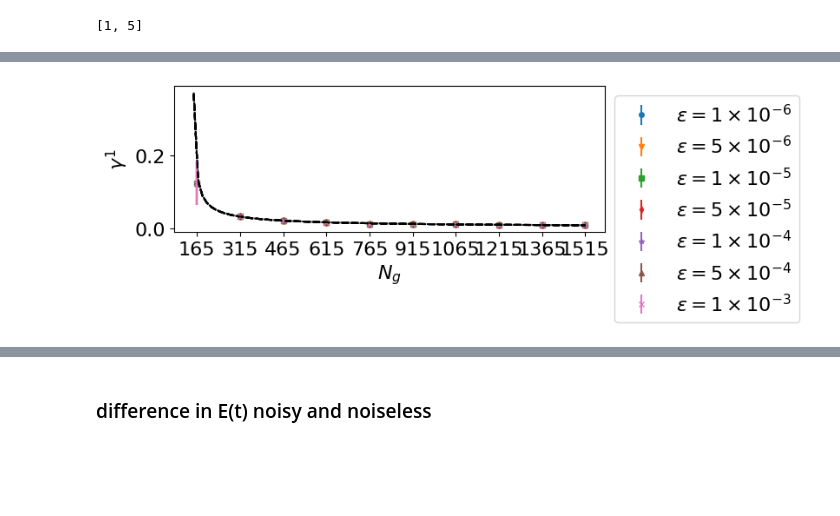
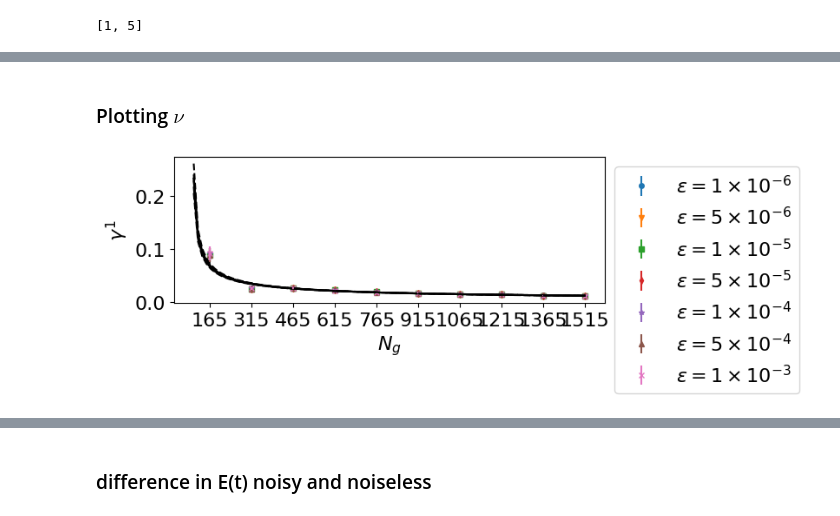
Before and after one commit to hvermaQ/VQE, a Jupyter notebook: noisy_global_comp_COBYLA_assumptions copy.ipynb, the cells around one changed output, grey strips where cells are left out. Drawn from its saved outputs; the diff is of its cells as text; code cells hidden in the pictures; blank space fills up the shorter version.

```diff
--- a/noisy_global_comp_COBYLA_assumptions copy.ipynb
+++ b/noisy_global_comp_COBYLA_assumptions copy.ipynb
@@ -213,15 +234,15 @@ plt.errorbar(gate_ctt[0:n_lay], gam[0:n_lay], yerr=gam_err[0:n_lay], fmt='.')
 #pfit, cv  = np.polyfit(gate_ct[0:n_lay], np.log(gam[0:n_lay]), w = 1/np.sqrt(gam_err[0:n_lay]), deg=1, cov = True)
 
 #Fit model with weights
-pm, cv = curve_fit(power_model, gate_ctt[0:n_lay], gam[0:n_lay], sigma=gam_err[0:n_lay], absolute_sigma=True)
+pm, cv = curve_fit(noiseless_power_model, gate_ctt[0:n_lay], gam[0:n_lay], sigma=gam_err[0:n_lay], absolute_sigma=True)
 a, b = pm
 a_err, b_err = np.sqrt(np.diag(cv))
 #Plot fitted exponential model
 x_fit = np.linspace(1, gate_ctt[n_lay-1], 100)
-y_fit = power_model(x_fit, a, b)
+y_fit = noiseless_power_model(x_fit, a, b)
 #plt.plot(x_fit, y_fit)
 
-y_fitt = power_model(gate_ctt[0:n_lay], a, b)
+y_fitt = noiseless_power_model(gate_ctt[0:n_lay], a, b)
 
 residuals = np.array(gam[0:n_lay]) - y_fitt
 chi_sq = np.sum(np.divide(residuals, np.array(gam_err[0:n_lay])))
@@ -430,7 +396,7 @@ print(r_sq, chi_sq)
-# %%
-# Define exponential model
-def exp_model(x, a, b):
-    return a * np.exp(-b * (x))
+# %%
+# Define exponential model
+def exp_model(x, a, b):
+    return a * np.exp(-b * x)
 # %%
 alp_list = []
 alp_err_list = []
@@ -483,5 +426,5 @@ marker = itertools.cycle(('o', 'v', 's', 'd', '*', '^', 'x', 'p'))
 # %%
 # Define fit model
-def power_model(x, a, b):
+def noisy_power_model(x, a, b):
     #return a * np.exp(-b * x)
-    return a * ((x-150)**b)
+    return a * ((x-100)**b)
@@ -488,3 +434,5 @@ def power_model(x, a, b):
+# %% [markdown]
+### Plotting $\nu$
 # %%
 fig = plt.figure()
 ax = fig.add_subplot(2, 1, 1)
@@ -500,15 +448,15 @@ for gt in range(len(alp_list)):
     #pfit, cv  = np.polyfit(gate_ct[0:n_lay], np.log(gam[0:n_lay]), w = 1/np.sqrt(gam_err[0:n_lay]), deg=1, cov = True)
 
     #Fit model with weights
-    pm, cv = curve_fit(power_model, gate_ctt[0:n_lay], alp_list[gt][0:n_lay], sigma=alp_err_list[gt][0:n_lay], absolute_sigma=True)
+    pm, cv = curve_fit(noisy_power_model, gate_ctt[0:n_lay], alp_list[gt][0:n_lay], sigma=alp_err_list[gt][0:n_lay], absolute_sigma=True)
     a, b = pm
     a_err, b_err = np.sqrt(np.diag(cv))
     #Plot fitted exponential model
     x_fit = np.linspace(1, gate_ctt[n_lay-1], 100)
-    y_fit = power_model(x_fit, a, b)
+    y_fit = noisy_power_model(x_fit, a, b)
     #plt.plot(x_fit, y_fit)
 
-    y_fitt = power_model(gate_ctt[0:n_lay], a, b)
+    y_fitt = noisy_power_model(gate_ctt[0:n_lay], a, b)
 
     residuals = np.array(alp_list[gt][0:n_lay]) - y_fitt
     chi_sq = np.sum(np.divide(residuals, np.array(alp_err_list[gt][0:n_lay])))
@@ -516,34 +464,34 @@ for gt in range(len(alp_list)):
     ss_tot = np.sum(( np.array(alp_list[gt][0:n_lay])-np.mean(np.array(alp_list[gt][0:n_lay])))**2)
     r_sq = 1 - (ss_res / ss_tot)
 
     resi.append(residuals)
     rsq.append(r_sq)
     csq.append(chi_sq)
 
     alp_err_fit.append(a_err)
     bet_err_fit.append(b_err)
     alp_fit.append(a)
     bet_fit.append(b)
 
     # Create sequence of 100 numbers from 0 to 100
     #xn = np.linspace(1, gate_ct[n_lay-1], num=50)
 
     # Plot regression line
     ax.plot(x_fit, y_fit, '--k', lw=1.5);
 ax.set_xlabel(r'$N_g$')
 ax.set_xticks(gate_ctt)
 
 #plt.savefig('noiseless_gamma_fit.pdf', bbox_inches = 'tight')
 plt.legend(bbox_to_anchor = (1, 1))
 ax.set_ylabel(r'$ \gamma^1$')
 #ax.set_xscale('log')
 #ax.set_yscale('log')
 #ax.set_xlim([50,1000])
 #ax.set_ylim([0.005,0.5])
 #plt.savefig('noisy_alpha_fit.pdf', bbox_inches = 'tight')
 plt.show()
 # %% [output]
-[figure, old version]
+[figure, new version]
 # %%
 alp_fit
 # %% [output]
```
Also changed, not shown: parts of 45 cells of this notebook, 19 other files.
